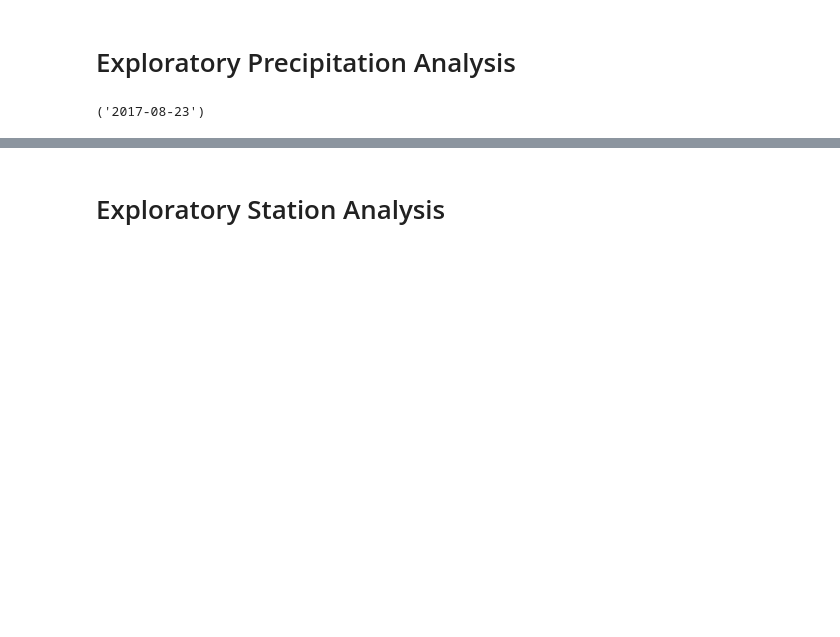
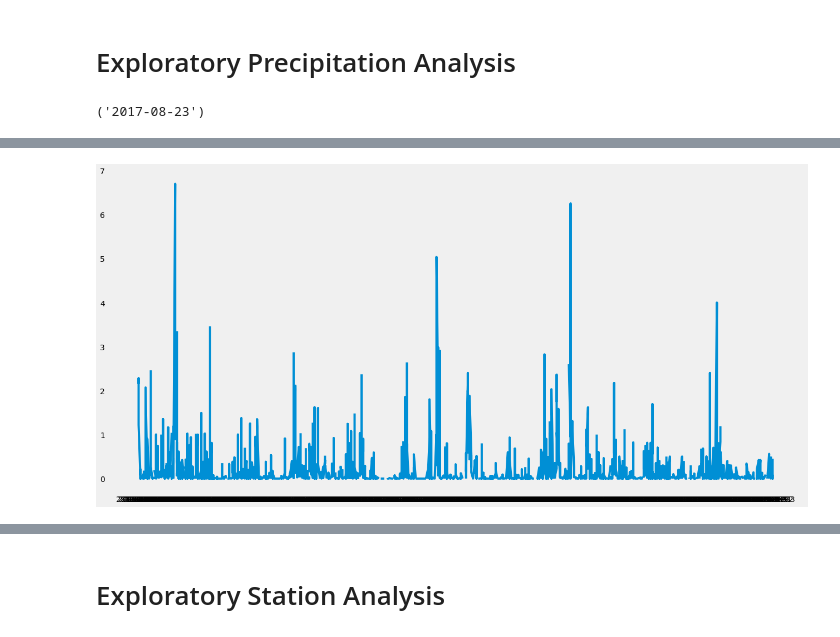
Before and after one commit to AlexMaule/sqlalchemy-challenge, a Jupyter notebook: Starter_Code/Instructions/climate_starter.ipynb, the cells around one changed output, grey strips where cells are left out. Saved outputs shown, nothing was run; the diff lists cells and outputs as text; code cells hidden in the pictures; blank space fills up the shorter version.

```diff
--- a/Starter_Code/Instructions/climate_starter.ipynb
+++ b/Starter_Code/Instructions/climate_starter.ipynb
@@ -63,2 +72,10 @@ session.query(Measurement.date).order_by(Measurement.date.desc()).first()
+# %%
+plt.figure(figsize = (20,10))
+plt.plot(sorted_precp_df)
+
+plt.grid()
+plt.show()
+# %% [output]
+[figure, added]
 # %%
 # Use Pandas to calcualte the summary statistics for the precipitation data
```
Also changed, not shown: parts of 8 cells of this notebook.
